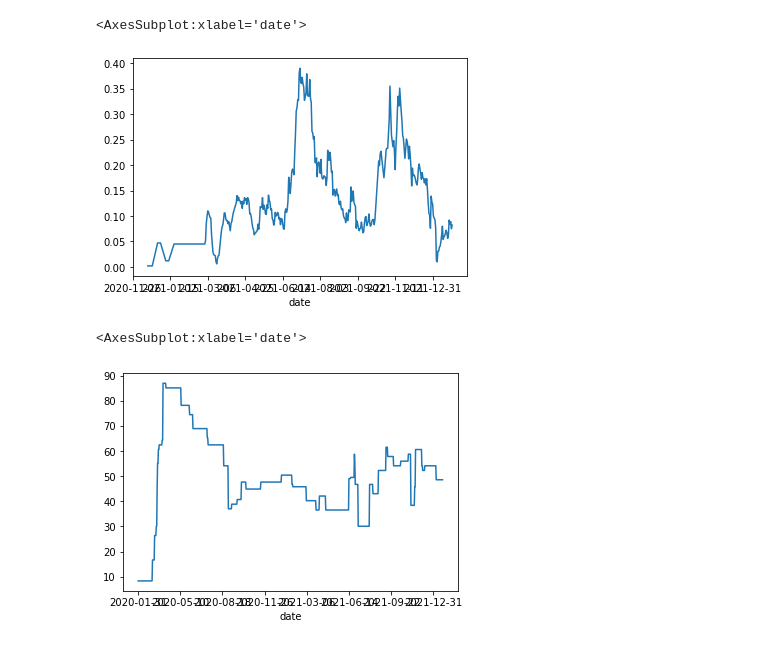
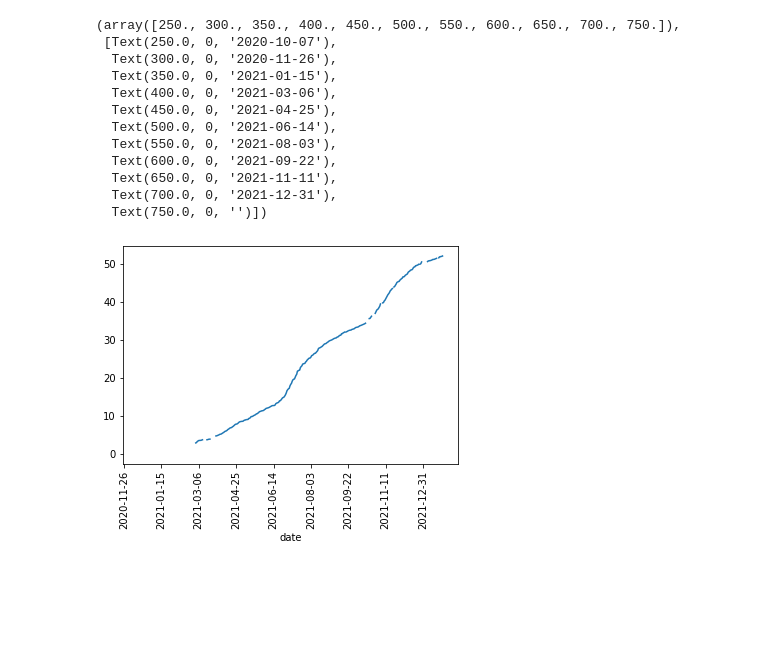
Before and after one commit to comptech-winter-school/covid19-prediction, a Jupyter notebook: graph_rus.ipynb, the cells around one changed output. Drawn from its saved outputs; the diff is of its cells as text; code cells hidden in the pictures; blank space fills up the shorter version.

```diff
--- a/graph_rus.ipynb
+++ b/graph_rus.ipynb
@@ -97,10 +7,17 @@ df["total_boosters_per_hundred"].plot()
-# %%
-df["new_people_vaccinated_smoothed_per_hundred"].plot()
-# %% [output]
-<AxesSubplot:xlabel='date'>
-[figure, removed]
-# %%
-df["stringency_index"].plot()
-# %% [output]
-<AxesSubplot:xlabel='date'>
-[figure, removed]
+# %%
+df["people_vaccinated_per_hundred"].plot()
+plt.xticks(rotation=90)
+# %% [output]
+(array([250., 300., 350., 400., 450., 500., 550., 600., 650., 700., 750.]),
+ [Text(250.0, 0, '2020-10-07'),
+  Text(300.0, 0, '2020-11-26'),
+  Text(350.0, 0, '2021-01-15'),
+  Text(400.0, 0, '2021-03-06'),
+  Text(450.0, 0, '2021-04-25'),
+  Text(500.0, 0, '2021-06-14'),
+  Text(550.0, 0, '2021-08-03'),
+  Text(600.0, 0, '2021-09-22'),
+  Text(650.0, 0, '2021-11-11'),
+  Text(700.0, 0, '2021-12-31'),
+  Text(750.0, 0, '')])
+[figure, added]
```
Also changed, not shown: parts of 37 cells of this notebook.
